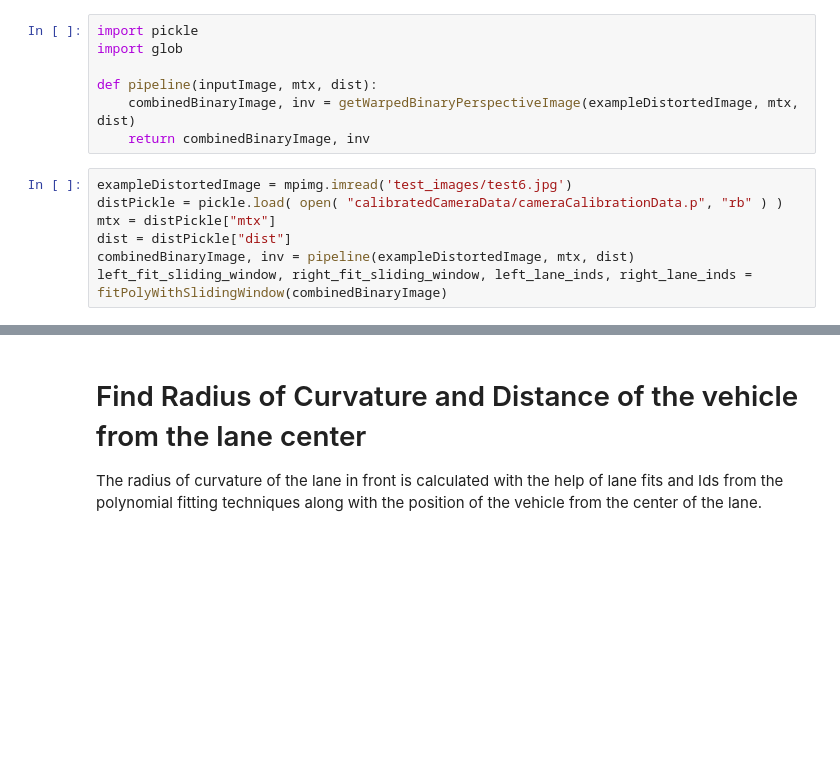
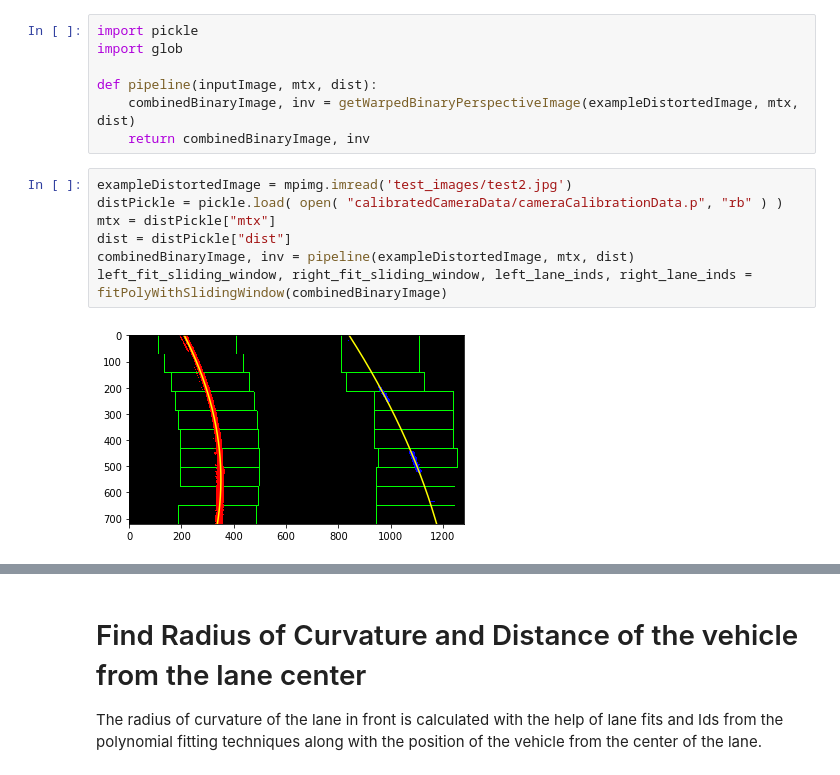
Before and after one commit to anichrome/SelfDrivingCarND-AdvancedLaneFinding, a Jupyter notebook: AdvancedLaneDetection.ipynb, the cells around one changed output, grey strips where cells are left out. Drawn from its saved outputs; the diff is of its cells as text; blank space fills up the shorter version.

```diff
--- a/AdvancedLaneDetection.ipynb
+++ b/AdvancedLaneDetection.ipynb
@@ -305,12 +305,14 @@ def pipeline(inputImage, mtx, dist):
     combinedBinaryImage, inv = getWarpedBinaryPerspectiveImage(exampleDistortedImage, mtx, dist)
     return combinedBinaryImage, inv
 # %%
-exampleDistortedImage = mpimg.imread('test_images/test6.jpg')
+exampleDistortedImage = mpimg.imread('test_images/test2.jpg')
 distPickle = pickle.load( open( "calibratedCameraData/cameraCalibrationData.p", "rb" ) )
 mtx = distPickle["mtx"]
 dist = distPickle["dist"]
 combinedBinaryImage, inv = pipeline(exampleDistortedImage, mtx, dist)
 left_fit_sliding_window, right_fit_sliding_window, left_lane_inds, right_lane_inds = fitPolyWithSlidingWindow(combinedBinaryImage)
+# %% [output]
+[figure, added]
 # %%
 
 exampleDistortedImageNew = mpimg.imread('test_images/test5.jpg')
```
Also changed, not shown: parts of 4 cells of this notebook, 4 other files.
